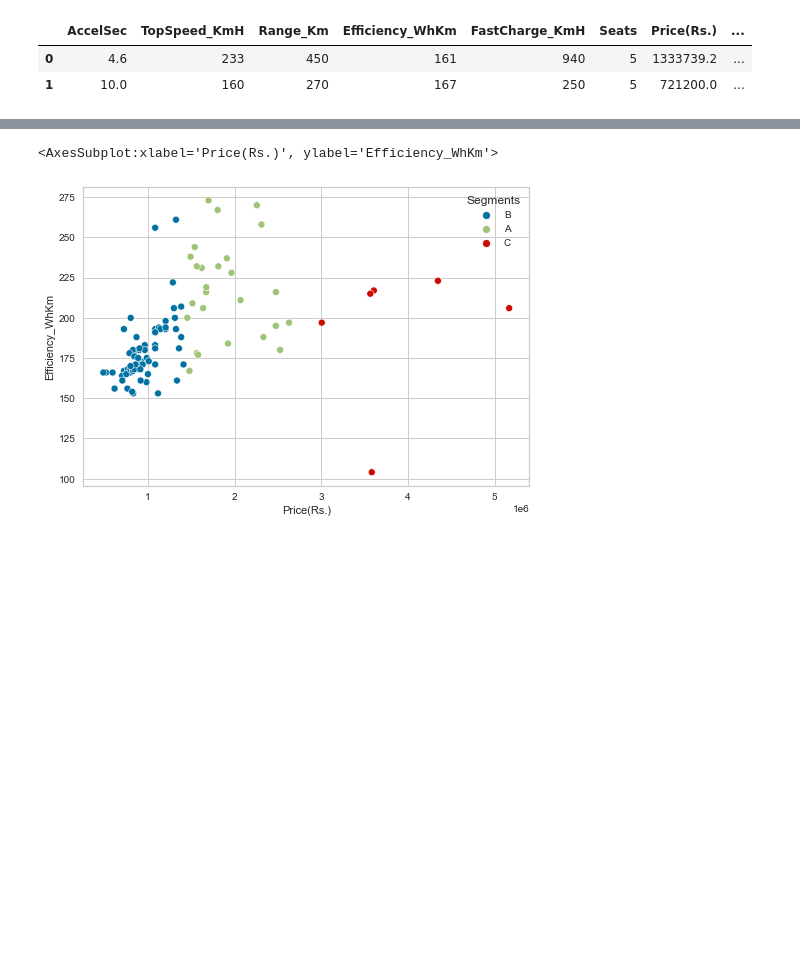
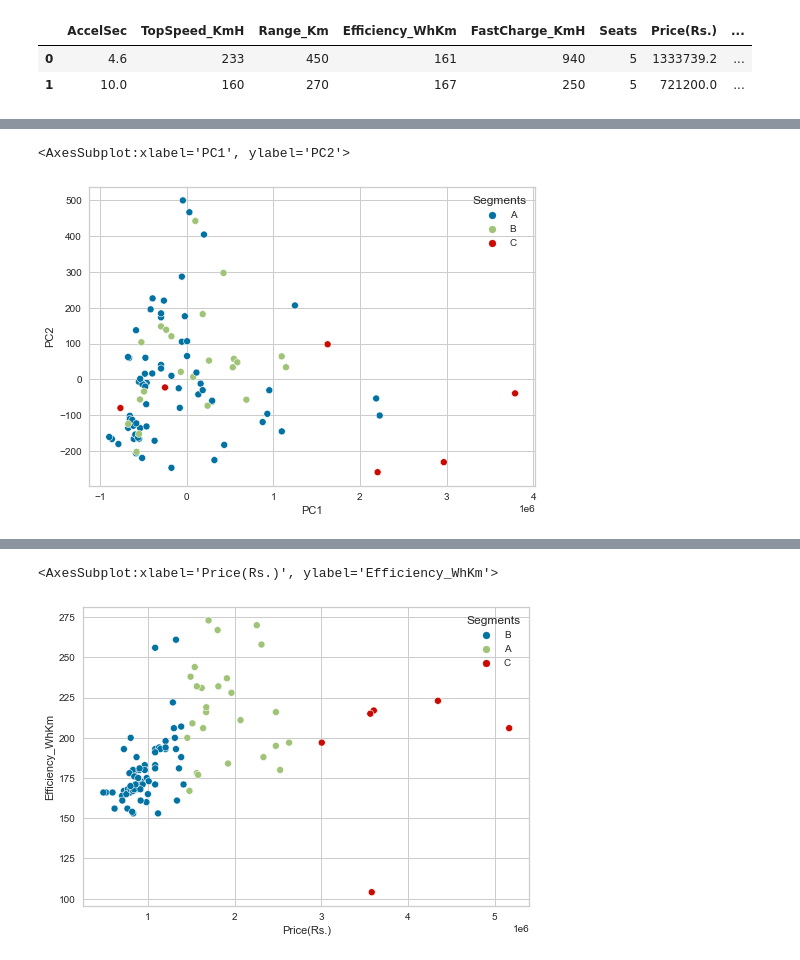
Before and after one commit to Anni0223/EV-market-segmentation, a Jupyter notebook: Untitled.ipynb, the cells around one changed output, grey strips where cells are left out. Drawn from its saved outputs; the diff is of its cells as text; code cells hidden in the pictures; blank space fills up the shorter version.

```diff
--- a/Untitled.ipynb
+++ b/Untitled.ipynb
@@ -622 +634,6 @@ df2['Segments']=df2['Segments'].apply(lambda x:Cluster_namer(x))
+# %%
+sns.scatterplot(x=PC['`PC1'],y=PC['PC2'],hue=df2['Segments'])
+# %% [output]
+<AxesSubplot:xlabel='PC1', ylabel='PC2'>
+[figure, added]
 # %%
```
Also changed, not shown: parts of 26 cells of this notebook.
